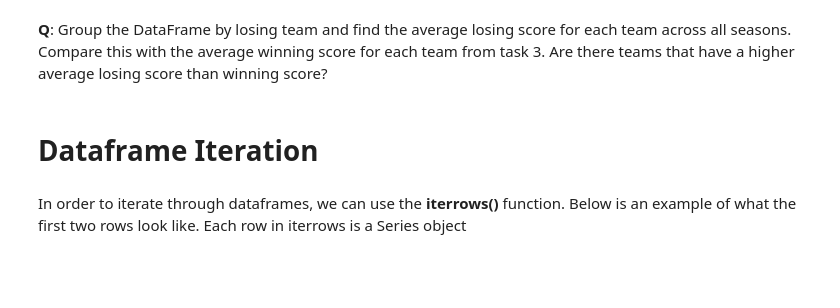
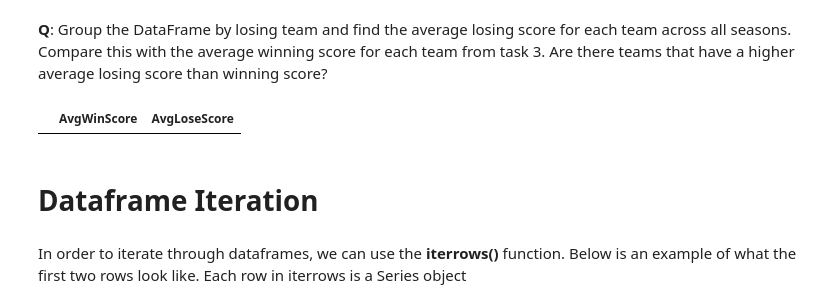
Before and after one commit to NumanBashir/DataVisualizationGroup13, a Jupyter notebook: individual_works/pd_204465.ipynb, the cells around one changed output. Cells and saved outputs as stored; diff of their text form; code cells hidden in the pictures; blank space fills up the shorter version.

```diff
--- a/individual_works/pd_204465.ipynb
+++ b/individual_works/pd_204465.ipynb
@@ -350,3 +495,18 @@ df.values[0][0]
+# %%
+# Write your code here
+average_losing_score_by_team = df.groupby('Lteam')['Lscore'].mean()
+
+average_winning_score_by_team = df.groupby('Wteam')['Wscore'].mean()
+
+avg_win_lose_scores = pd.DataFrame({
+    'AvgWinScore': average_winning_score_by_team,
+    'AvgLoseScore': average_losing_score_by_team
+})
+
+teams_higher_avg_lose_score = avg_win_lose_scores[avg_win_lose_scores['AvgLoseScore'] > avg_win_lose_scores['AvgWinScore']]
+teams_higher_avg_lose_score
+# %% [output]
+|  | AvgWinScore | AvgLoseScore |
 # %% [markdown]
 # Dataframe Iteration
 # %% [markdown]
```
Also changed, not shown: parts of 31 cells of this notebook, 2 other files.
